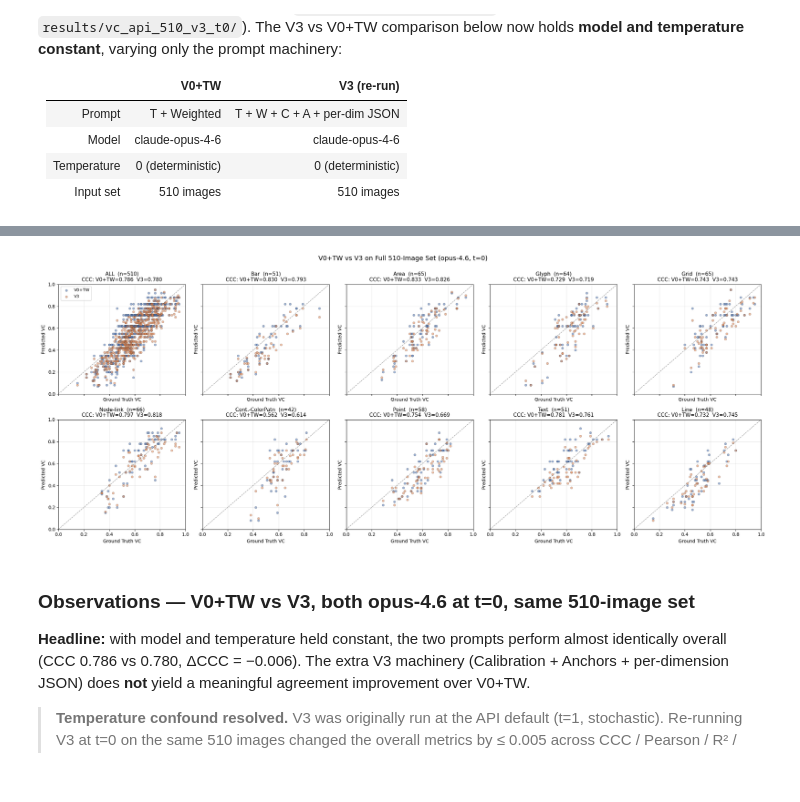
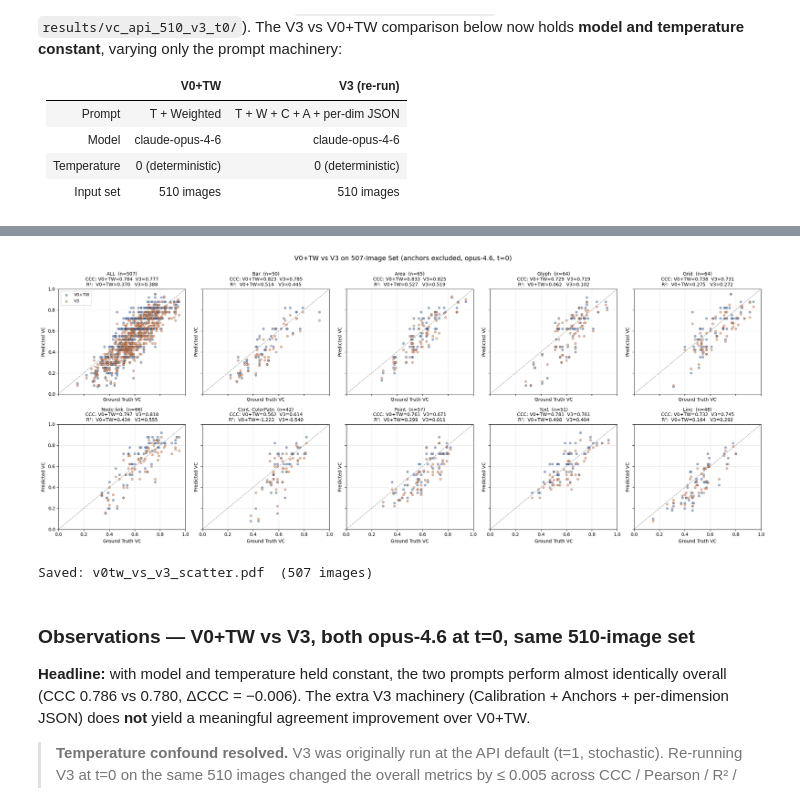
Before and after one commit to mling216/comment-post-processing, a Jupyter notebook: Claude_vc_prediction/V0_Variants_Comparison.ipynb, the cells around one changed output, grey strips where cells are left out. Drawn from its saved outputs; the diff is of its cells as text; code cells hidden in the pictures.

```diff
--- a/Claude_vc_prediction/V0_Variants_Comparison.ipynb
+++ b/Claude_vc_prediction/V0_Variants_Comparison.ipynb
@@ -569,50 +569,73 @@ Point               0.7539  0.6694         0.8322      0.8288    0.2814  0.0139
 Text                0.7813  0.7610         0.7955      0.8226    0.4983  0.4039     0.0702  0.0804 -0.0203    0.0271 -0.0944  0.0102
 Line                0.7320  0.7451         0.8419      0.8629    0.1644  0.2924     0.1033  0.0904  0.0131    0.0210  0.1280 -0.0129
 # %%
+
 # Scatter overlay: V0+TW vs V3 — ALL + per VisType
+# Exclude the 3 anchor images (used as few-shot in V3) for a fair comparison → 507 images
+df510_plot    = df510[~df510['filename'].isin(ANCHOR_IMAGES)].reset_index(drop=True)
+df510_v3_plot = df510_v3[~df510_v3['filename'].isin(ANCHOR_IMAGES)].reset_index(drop=True)
+
+# Recompute metrics on the 507-image set for panel titles
+def _cmp_row(prompt, label, y, yhat):
+    row = _metric_row(label, y, yhat); row['prompt'] = prompt; return row
+
+rows_507 = []
+rows_507.append(_cmp_row('V0+TW', 'ALL', df510_plot['gt'],    df510_plot['vc_score']))
+rows_507.append(_cmp_row('V3',    'ALL', df510_v3_plot['gt'], df510_v3_plot['vc_score']))
+for vt in NINE_TYPES:
+    a = df510_plot[df510_plot['VisType'] == vt]
+    b = df510_v3_plot[df510_v3_plot['VisType'] == vt]
+    if len(a): rows_507.append(_cmp_row('V0+TW', vt, a['gt'], a['vc_score']))
+    if len(b): rows_507.append(_cmp_row('V3',    vt, b['gt'], b['vc_score']))
+
+cmp507 = pd.DataFrame(rows_507).set_index(['prompt', 'group'])
+
 panels = ['ALL'] + NINE_TYPES
 ncols = 5
 nrows = int(np.ceil(len(panels) / ncols))
 fig, axes = plt.subplots(nrows, ncols, figsize=(4.4 * ncols, 4.4 * nrows),
                          sharex=True, sharey=True, squeeze=False)
 
-cmp_idx = cmp_df.set_index(['prompt', 'group'])
-
 for idx, panel in enumerate(panels):
     r, c = divmod(idx, ncols); ax = axes[r][c]
     if panel == 'ALL':
-        a, b = df510, df510_v3
+        a, b = df510_plot, df510_v3_plot
     else:
-        a = df510[df510['VisType'] == panel]
-        b = df510_v3[df510_v3['VisType'] == panel]
+        a = df510_plot[df510_plot['VisType'] == panel]
+        b = df510_v3_plot[df510_v3_plot['VisType'] == panel]
     ax.scatter(a['gt'], a['vc_score'], alpha=0.55, s=24,
                color='#4C72B0', edgecolor='k', linewidth=0.3, label='V0+TW')
     ax.scatter(b['gt'], b['vc_score'], alpha=0.55, s=24,
                color='#DD8452', edgecolor='k', linewidth=0.3, label='V3')
     ax.plot([0, 1], [0, 1], 'k--', alpha=0.4, linewidth=1)
 
-    ccc_a = cmp_idx.loc[('V0+TW', panel), 'CCC']
-    ccc_b = cmp_idx.loc[('V3',    panel), 'CCC']
-    n_a   = int(cmp_idx.loc[('V0+TW', panel), 'n'])
+    ccc_a = cmp507.loc[('V0+TW', panel), 'CCC']
+    ccc_b = cmp507.loc[('V3',    panel), 'CCC']
+    r2_a  = cmp507.loc[('V0+TW', panel), 'R2']
+    r2_b  = cmp507.loc[('V3',    panel), 'R2']
+    n_a   = int(cmp507.loc[('V0+TW', panel), 'n'])
     ax.set_title(f'{panel}  (n={n_a})\n'
-                 f'CCC: V0+TW={ccc_a:.3f}  V3={ccc_b:.3f}', fontsize=11)
+                 f'CCC: V0+TW={ccc_a:.3f}  V3={ccc_b:.3f}\n'
+                 f'R²:  V0+TW={r2_a:.3f}   V3={r2_b:.3f}', fontsize=10)
     ax.set_xlabel('Ground Truth VC', fontsize=10)
     ax.set_ylabel('Predicted VC',    fontsize=10)
     ax.set_xlim(0, 1); ax.set_ylim(0, 1)
     ax.grid(alpha=0.3)
     if idx == 0:
         ax.legend(loc='upper left', fontsize=9, frameon=True)
 
 for idx in range(len(panels), nrows * ncols):
     r, c = divmod(idx, ncols); axes[r][c].set_visible(False)
 
-fig.suptitle('V0+TW vs V3 on Full 510-Image Set (opus-4.6, t=0)',
+fig.suptitle(f'V0+TW vs V3 on {len(df510_plot)}-Image Set (anchors excluded, opus-4.6, t=0)',
              fontsize=14, y=1.00)
 plt.tight_layout()
-plt.savefig('v0tw_vs_v3_510_scatter.png', dpi=200, bbox_inches='tight')
+plt.savefig('v0tw_vs_v3_scatter.pdf', bbox_inches='tight')
 plt.show()
+print(f'Saved: v0tw_vs_v3_scatter.pdf  ({len(df510_plot)} images)')
 # %% [output]
-[figure, old version]
+[figure, new version]
+Saved: v0tw_vs_v3_scatter.pdf  (507 images)
 # %% [markdown]
 ### Observations — V0+TW vs V3, both opus-4.6 at t=0, same 510-image set
 
```
Also changed, not shown: 5 other files.
